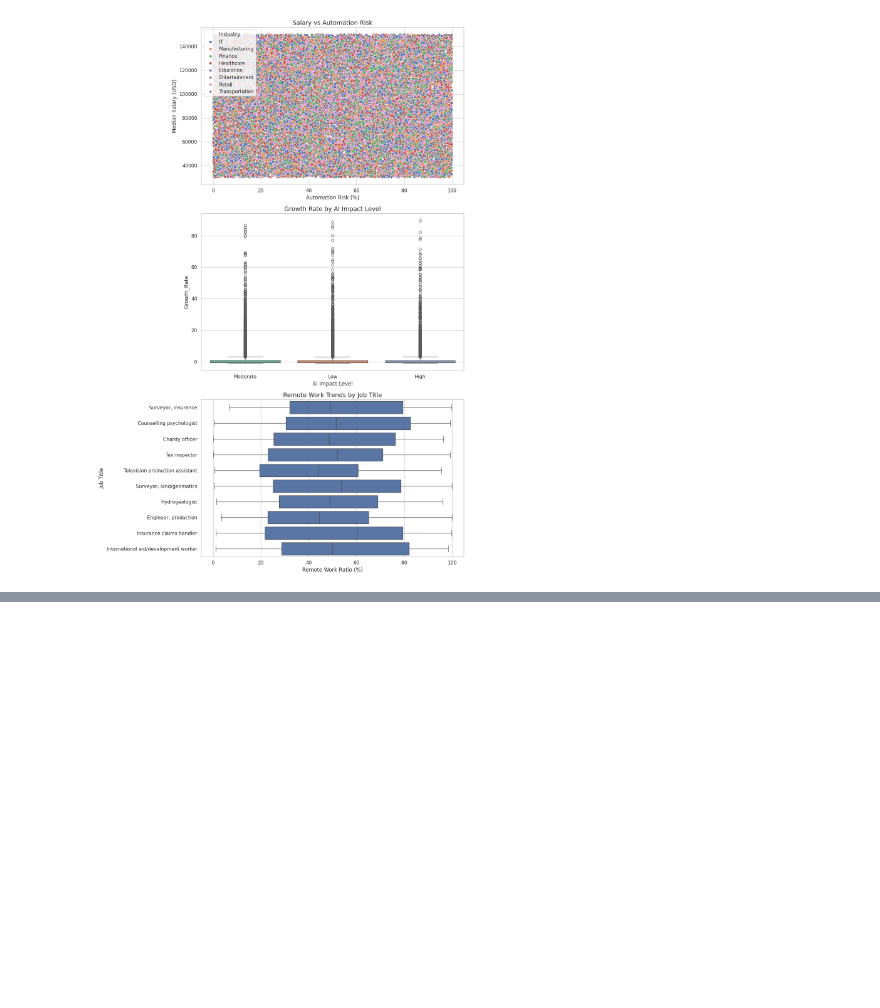
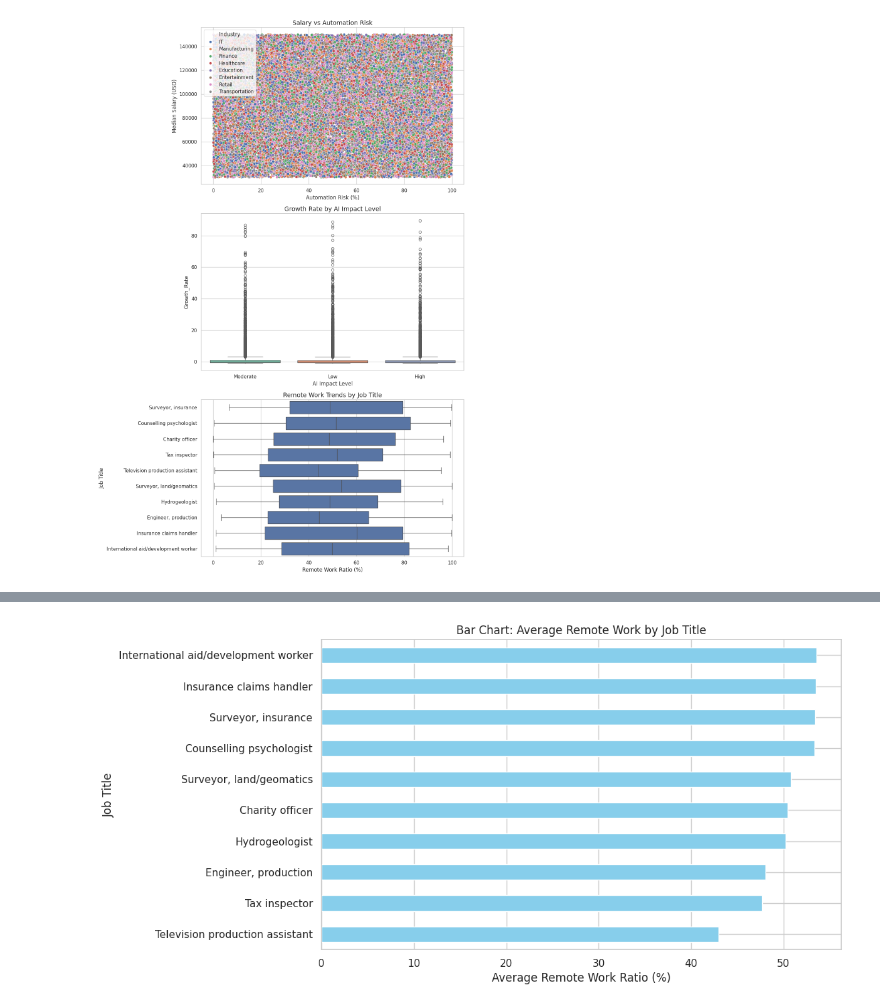
Before and after one commit to ArunK-ML/DA---AI-Impact-on-Job-Market-2024-2030----DataSet, a Jupyter notebook: DA_AI_Impact_on_Job.ipynb, the cells around one changed output, grey strips where cells are left out. Saved outputs shown, nothing was run; the diff lists cells and outputs as text; code cells hidden in the pictures; blank space fills up the shorter version.

```diff
--- a/DA_AI_Impact_on_Job.ipynb
+++ b/DA_AI_Impact_on_Job.ipynb
@@ -376,0 +431,17 @@ Passing `palette` without assigning `hue` is deprecated and will be removed in v
+# %%
+# Remote Work Trends by Job Title
+
+# Horizontal Bar Plot (Mean Remote Work Ratio):
+
+top_jobs = df['Job Title'].value_counts().head(10).index
+filtered_df = df[df['Job Title'].isin(top_jobs)]
+
+mean_remote = filtered_df.groupby('Job Title')["Remote Work Ratio (%)"].mean().sort_values()
+
+plt.figure(figsize=(10, 6))
+mean_remote.plot(kind='barh', color='skyblue')
+plt.xlabel("Average Remote Work Ratio (%)")
+plt.title("Bar Chart: Average Remote Work by Job Title")
+plt.show()
+# %% [output]
+[figure, added]
```
Also changed, not shown: parts of 6 cells of this notebook.
